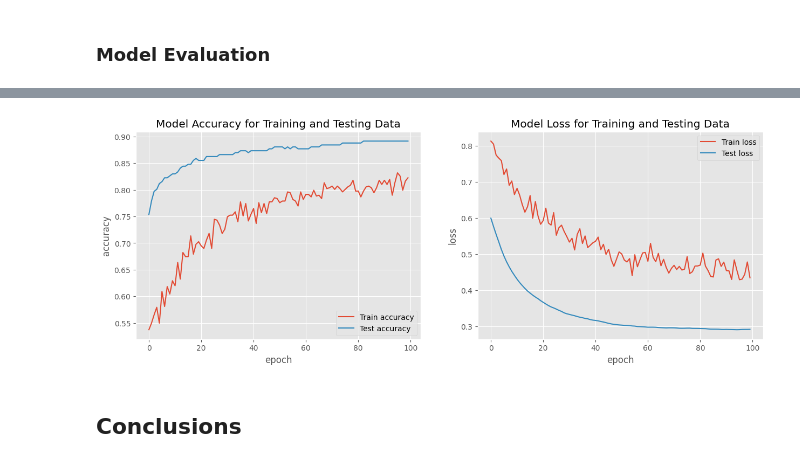
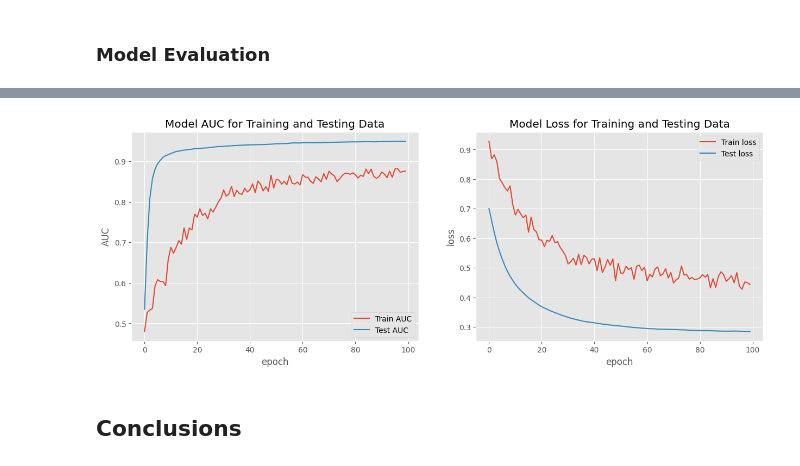
Before and after one commit to dtpreda/heart-failure-prediction, a Jupyter notebook: heart-failure.ipynb, the cells around one changed output, grey strips where cells are left out. Saved outputs shown, nothing was run; the diff lists cells and outputs as text; code cells hidden in the pictures.

Commit message:
Change metric to AUC

```diff
--- a/heart-failure.ipynb
+++ b/heart-failure.ipynb
@@ -377,6 +377,6 @@ model = keras.Sequential([
 ])
 
 optimizer = keras.optimizers.Nadam(learning_rate=1e-4, decay=1e-7)
-model.compile(optimizer=optimizer, loss="binary_crossentropy", metrics=["accuracy"])
+model.compile(optimizer=optimizer, loss="binary_crossentropy", metrics=[keras.metrics.AUC()])
 model.summary()
 # %% [output]
@@ -434,24 +434,24 @@ model.evaluate(X_test, y_test)
 # %%
 # Plot the training and validation accuracy and loss at each epoch
 plt.figure(figsize=(15,5))
 plt.subplot(1,2,1)
-plt.plot(history.history['accuracy'])
-plt.plot(history.history['val_accuracy'])
-plt.title('Model Accuracy for Training and Testing Data')
-plt.ylabel('accuracy')
+plt.plot(history.history['auc'])
+plt.plot(history.history['val_auc'])
+plt.title('Model AUC for Training and Testing Data')
+plt.ylabel('AUC')
 plt.xlabel('epoch')
-plt.legend(['Train accuracy', 'Test accuracy'], loc='lower right')
+plt.legend(['Train AUC', 'Test AUC'], loc='lower right')
 
 plt.subplot(1,2,2)
 plt.plot(history.history['loss'])
 plt.plot(history.history['val_loss'])
 plt.title('Model Loss for Training and Testing Data')
 plt.ylabel('loss')
 plt.xlabel('epoch')
 plt.legend(['Train loss', 'Test loss'], loc='upper right')
 plt.show()
 # %% [output]
-[figure, old version]
+[figure, new version]
 # %% [markdown]
 ## Conclusions
 # %% [markdown]
```
Also changed, not shown: parts of 4 cells of this notebook, 1 other file.
